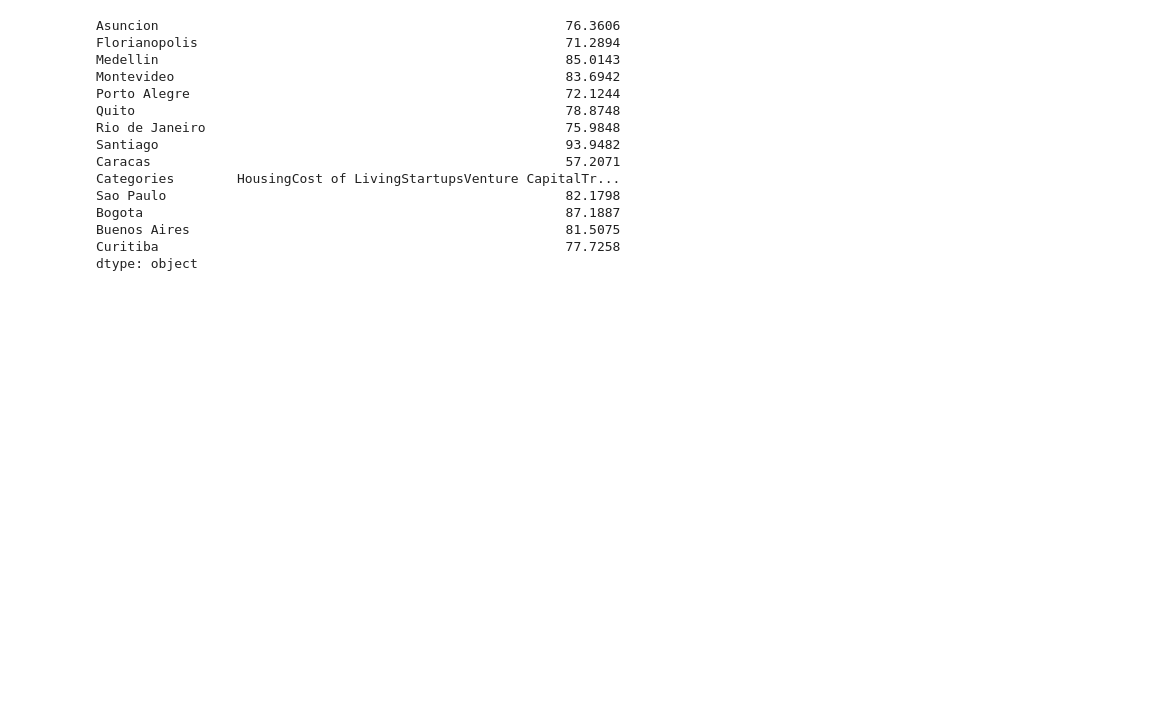
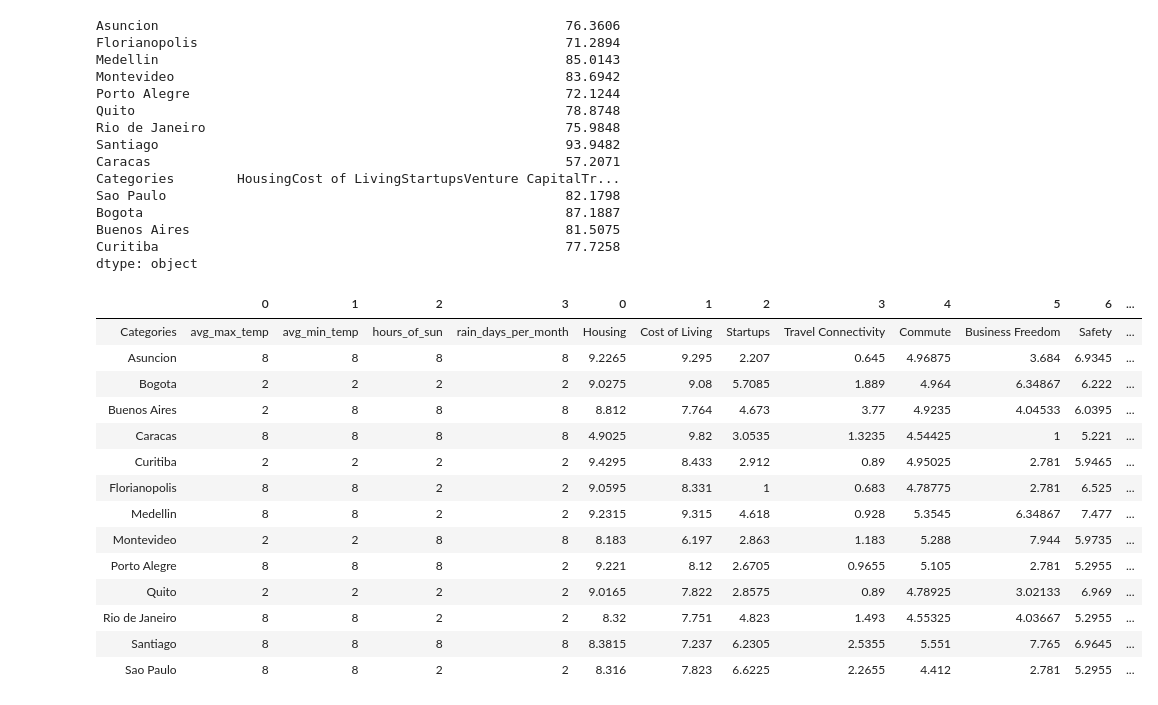
Before and after one commit to LouiseMerle/Project-South-America, a Jupyter notebook: cities-scores.ipynb, the cells around one changed output. Saved outputs shown, nothing was run; the diff lists cells and outputs as text; code cells hidden in the pictures; blank space fills up the shorter version.

```diff
--- a/cities-scores.ipynb
+++ b/cities-scores.ipynb
@@ -793,3 +778,22 @@ dtype: object
 sum_cities = total.sum()
 # %%
 sum_cities.to_csv('sum_cities.csv')
+# %%
+total2 = total.transpose()
+total2
+# %% [output]
+|  | 0 | 1 | 2 | 3 | 0 | 1 | 2 | 3 | 4 | 5 | 6 | ... |
+| Categories | avg_max_temp | avg_min_temp | hours_of_sun | rain_days_per_month | Housing | Cost of Living | Startups | Travel Connectivity | Commute | Business Freedom | Safety | ... |
+| Asuncion | 8 | 8 | 8 | 8 | 9.2265 | 9.295 | 2.207 | 0.645 | 4.96875 | 3.684 | 6.9345 | ... |
+| Bogota | 2 | 2 | 2 | 2 | 9.0275 | 9.08 | 5.7085 | 1.889 | 4.964 | 6.34867 | 6.222 | ... |
+| Buenos Aires | 2 | 8 | 8 | 8 | 8.812 | 7.764 | 4.673 | 3.77 | 4.9235 | 4.04533 | 6.0395 | ... |
+| Caracas | 8 | 8 | 8 | 8 | 4.9025 | 9.82 | 3.0535 | 1.3235 | 4.54425 | 1 | 5.221 | ... |
+| Curitiba | 2 | 2 | 2 | 2 | 9.4295 | 8.433 | 2.912 | 0.89 | 4.95025 | 2.781 | 5.9465 | ... |
+| Florianopolis | 8 | 8 | 2 | 2 | 9.0595 | 8.331 | 1 | 0.683 | 4.78775 | 2.781 | 6.525 | ... |
+| Medellin | 8 | 8 | 2 | 2 | 9.2315 | 9.315 | 4.618 | 0.928 | 5.3545 | 6.34867 | 7.477 | ... |
+| Montevideo | 2 | 2 | 8 | 8 | 8.183 | 6.197 | 2.863 | 1.183 | 5.288 | 7.944 | 5.9735 | ... |
+| Porto Alegre | 8 | 8 | 8 | 2 | 9.221 | 8.12 | 2.6705 | 0.9655 | 5.105 | 2.781 | 5.2955 | ... |
+| Quito | 2 | 2 | 2 | 2 | 9.0165 | 7.822 | 2.8575 | 0.89 | 4.78925 | 3.02133 | 6.969 | ... |
+| Rio de Janeiro | 8 | 8 | 2 | 2 | 8.32 | 7.751 | 4.823 | 1.493 | 4.55325 | 4.03667 | 5.2955 | ... |
+| Santiago | 8 | 8 | 8 | 8 | 8.3815 | 7.237 | 6.2305 | 2.5355 | 5.551 | 7.765 | 6.9645 | ... |
+| Sao Paulo | 8 | 8 | 2 | 2 | 8.316 | 7.823 | 6.6225 | 2.2655 | 4.412 | 2.781 | 5.2955 | ... |
```
Also changed, not shown: parts of 18 cells of this notebook, 9 other files.
